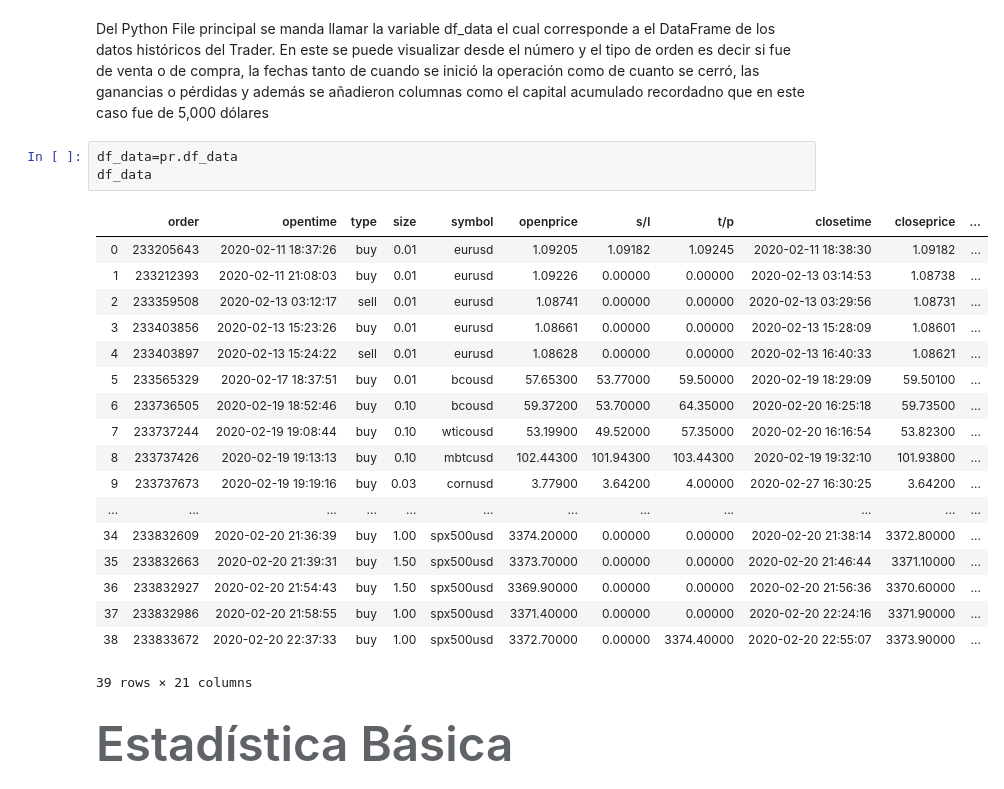
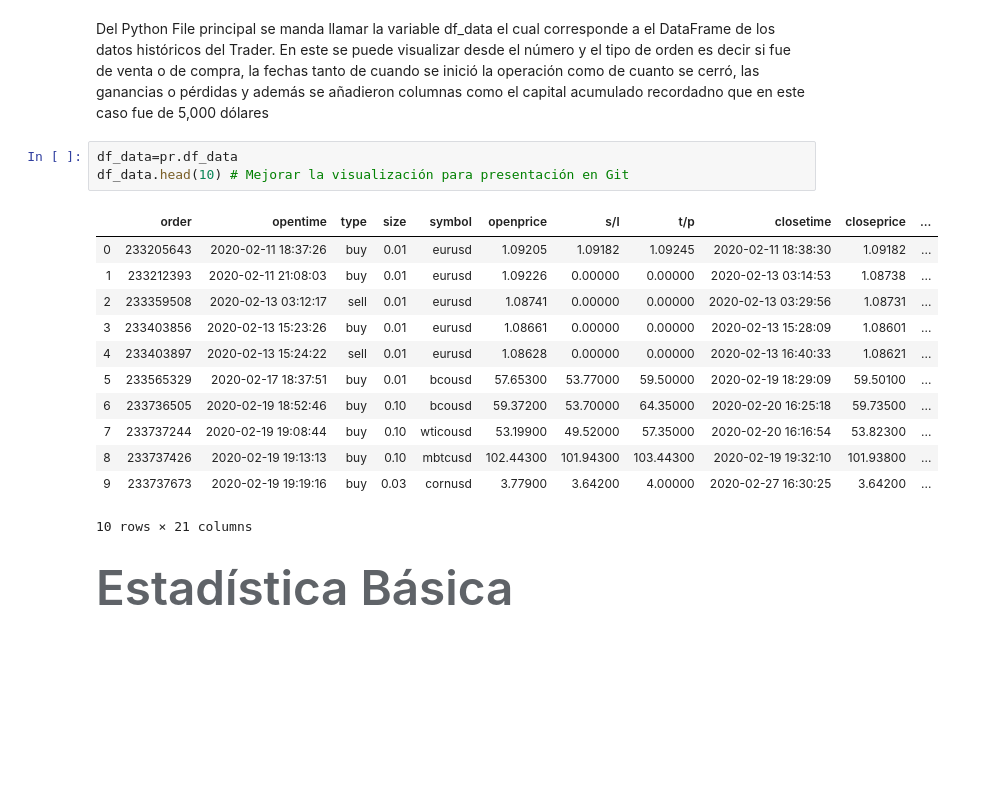
Before and after one commit to FranciscoRodRam/LAB_2_FRRR, a Jupyter notebook: LAB_2_FRRR.ipynb, the cells around one changed output. Drawn from its saved outputs; the diff is of its cells as text; blank space fills up the shorter version.

```diff
--- a/LAB_2_FRRR.ipynb
+++ b/LAB_2_FRRR.ipynb
@@ -50,26 +50,20 @@ import plotly.express as px
 Del Python File principal se manda llamar la variable df_data el cual corresponde a el DataFrame de los datos históricos del Trader. En este se puede visualizar desde el número y el tipo de orden es decir si fue de venta o de compra, la fechas tanto de cuando se inició la operación como de cuanto se cerró, las ganancias o pérdidas y además se añadieron columnas como el capital acumulado recordadno que en este caso fue de 5,000 dólares </p>
 # %%
 df_data=pr.df_data
-df_data
+df_data.head(10) # Mejorar la visualización para presentación en Git
 # %% [output]
 |  | order | opentime | type | size | symbol | openprice | s/l | t/p | closetime | closeprice | ... |
 | 0 | 233205643 | 2020-02-11 18:37:26 | buy | 0.01 | eurusd | 1.09205 | 1.09182 | 1.09245 | 2020-02-11 18:38:30 | 1.09182 | ... |
 | 1 | 233212393 | 2020-02-11 21:08:03 | buy | 0.01 | eurusd | 1.09226 | 0.00000 | 0.00000 | 2020-02-13 03:14:53 | 1.08738 | ... |
 | 2 | 233359508 | 2020-02-13 03:12:17 | sell | 0.01 | eurusd | 1.08741 | 0.00000 | 0.00000 | 2020-02-13 03:29:56 | 1.08731 | ... |
 | 3 | 233403856 | 2020-02-13 15:23:26 | buy | 0.01 | eurusd | 1.08661 | 0.00000 | 0.00000 | 2020-02-13 15:28:09 | 1.08601 | ... |
 | 4 | 233403897 | 2020-02-13 15:24:22 | sell | 0.01 | eurusd | 1.08628 | 0.00000 | 0.00000 | 2020-02-13 16:40:33 | 1.08621 | ... |
 | 5 | 233565329 | 2020-02-17 18:37:51 | buy | 0.01 | bcousd | 57.65300 | 53.77000 | 59.50000 | 2020-02-19 18:29:09 | 59.50100 | ... |
 | 6 | 233736505 | 2020-02-19 18:52:46 | buy | 0.10 | bcousd | 59.37200 | 53.70000 | 64.35000 | 2020-02-20 16:25:18 | 59.73500 | ... |
 | 7 | 233737244 | 2020-02-19 19:08:44 | buy | 0.10 | wticousd | 53.19900 | 49.52000 | 57.35000 | 2020-02-20 16:16:54 | 53.82300 | ... |
 | 8 | 233737426 | 2020-02-19 19:13:13 | buy | 0.10 | mbtcusd | 102.44300 | 101.94300 | 103.44300 | 2020-02-19 19:32:10 | 101.93800 | ... |
 | 9 | 233737673 | 2020-02-19 19:19:16 | buy | 0.03 | cornusd | 3.77900 | 3.64200 | 4.00000 | 2020-02-27 16:30:25 | 3.64200 | ... |
-| ... | ... | ... | ... | ... | ... | ... | ... | ... | ... | ... | ... |
-| 34 | 233832609 | 2020-02-20 21:36:39 | buy | 1.00 | spx500usd | 3374.20000 | 0.00000 | 0.00000 | 2020-02-20 21:38:14 | 3372.80000 | ... |
-| 35 | 233832663 | 2020-02-20 21:39:31 | buy | 1.50 | spx500usd | 3373.70000 | 0.00000 | 0.00000 | 2020-02-20 21:46:44 | 3371.10000 | ... |
-| 36 | 233832927 | 2020-02-20 21:54:43 | buy | 1.50 | spx500usd | 3369.90000 | 0.00000 | 0.00000 | 2020-02-20 21:56:36 | 3370.60000 | ... |
-| 37 | 233832986 | 2020-02-20 21:58:55 | buy | 1.00 | spx500usd | 3371.40000 | 0.00000 | 0.00000 | 2020-02-20 22:24:16 | 3371.90000 | ... |
-| 38 | 233833672 | 2020-02-20 22:37:33 | buy | 1.00 | spx500usd | 3372.70000 | 0.00000 | 3374.40000 | 2020-02-20 22:55:07 | 3373.90000 | ... |
-39 rows × 21 columns
+10 rows × 21 columns
 # %% [markdown]
 ###### <span style="font-family:Papyrus; font-size:4em;"> Estadística Básica
 # %% [markdown]
```
Also changed, not shown: parts of 1 cell of this notebook.
